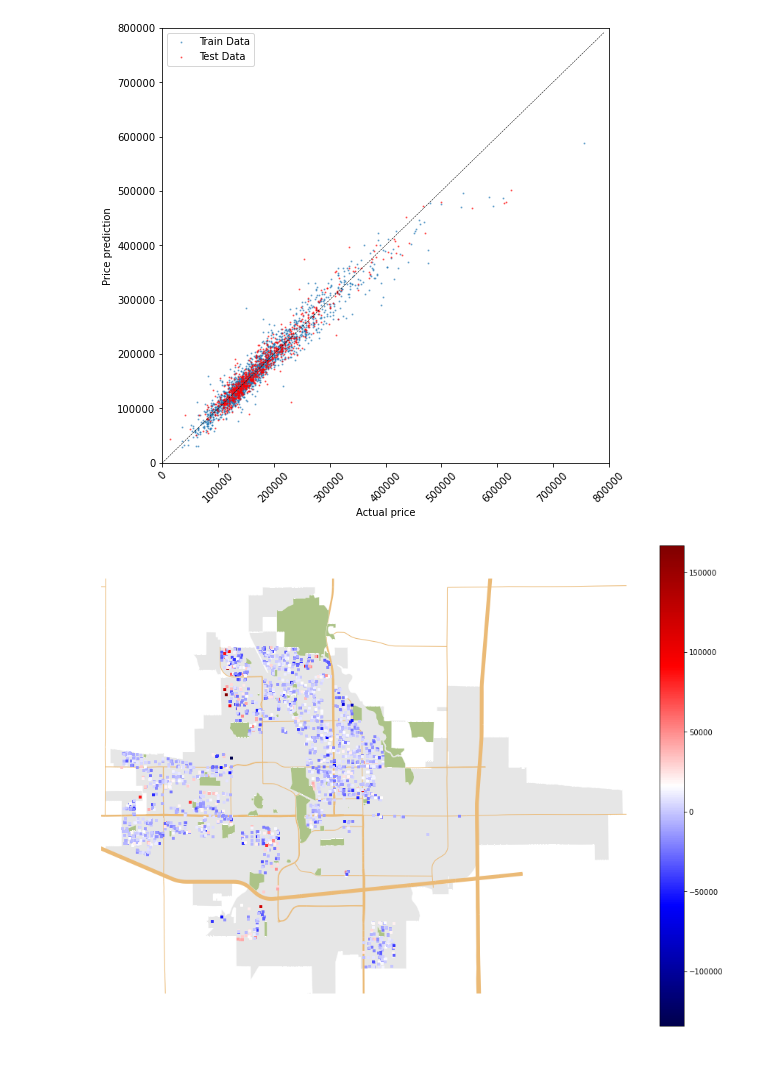
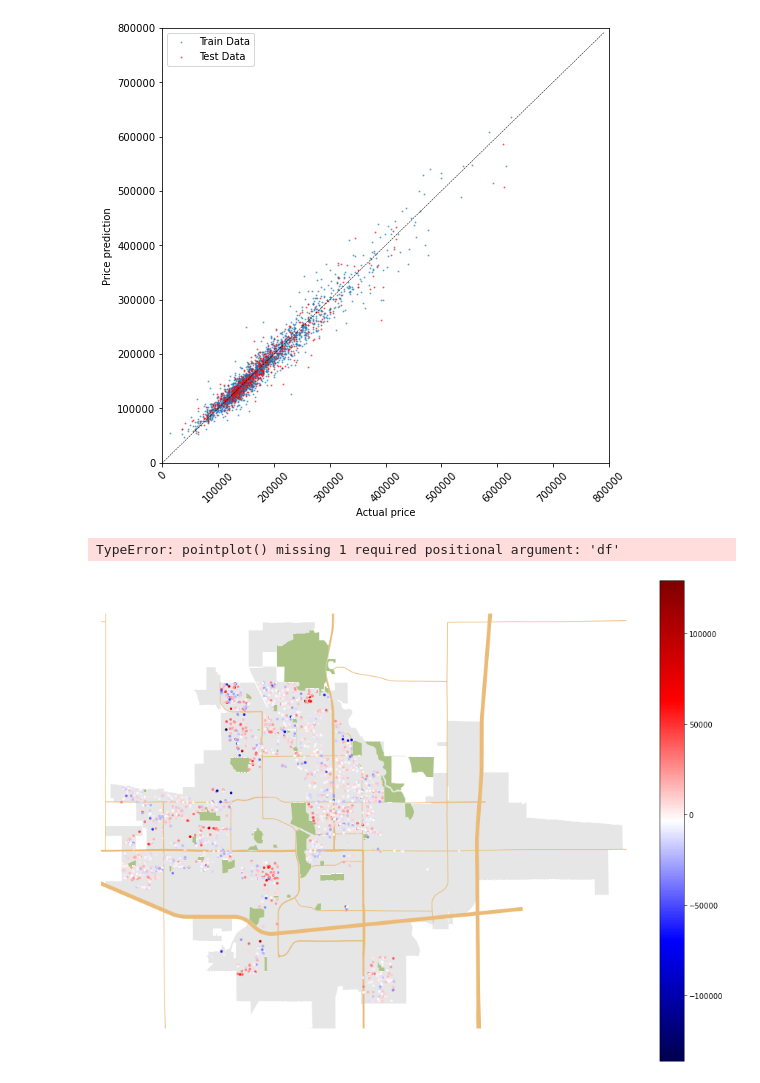
Before and after one commit to AlexGalczak/ML-Ames, a Jupyter notebook: CL/MachineLeaningProj_CL - Copy.ipynb, the cells around one changed output. Cells and saved outputs as stored; diff of their text form; code cells hidden in the pictures.

```diff
--- a/CL/MachineLeaningProj_CL - Copy.ipynb
+++ b/CL/MachineLeaningProj_CL - Copy.ipynb
@@ -25,10 +40,10 @@ scaler = StandardScaler()
 # %%
-clean_data = pd.read_csv('data/Ames_HousePrice_cleaned.csv')
-address_data = pd.read_csv('data/Ames_HousePrice_Address.csv')
-
+# Geographic feature engineering
 clean_data = clean_data.merge(address_data[['PID', 'Longitude', 'Latitude']], on = 'PID')
 clean_data = clean_data[~clean_data['Longitude'].isna()].copy()
 clean_data = clean_data[clean_data['PID']!=908154205]
+# clean_data[~clean_data.MSZoning.isin(list(['A', 'C', 'FV', 'I']))]
+
 clean_data_cluster = clean_data[['Longitude', 'Latitude']]
 
 mainlocs = {"LincolnGrand" : (42.0228613,-93.6202381),
@@ -41,6 +56,12 @@ mainlocs = {"LincolnGrand" : (42.0228613,-93.6202381),
             "IC3069" : (42.0049608,-93.609927)}
 
 for kw, val in mainlocs.items():
-    clean_data['dist_%s' %kw] = clean_data.apply(lambda x: distance.distance((x.loc['Latitude'],x.loc['Longitude']), val).miles, axis = 1)
-    clean_data['gaudist_%s' %kw] = clean_data.apply(lambda x: np.exp(-x['dist_%s' %kw]**2), axis = 1)
-    # clean_data['gaudist2_%s' %kw] = clean_data.apply(lambda x: np.exp(-x['dist_%s' %kw]**4), axis = 1)
+    dist = clean_data.apply(lambda x: distance.distance((x.loc['Latitude'],x.loc['Longitude']), val).miles, axis = 1)
+    clean_data['gaudist_%s' %kw] = np.exp(-(dist/1.5)**2)
+
+clean_data = clean_data[~clean_data['Longitude'].isna()]
+# scaled_features = scaler.fit_transform(clean_data_cluster)
+# kmeans = KMeans(init="random", n_clusters=10, n_init=10, max_iter=300, random_state=42)
+# kmeans.fit(scaled_features)
+# clean_data['cluster'] = kmeans.labels_
+# clean_data.to_csv('x_new.csv',index=False)
@@ -53 +68,6 @@ for kw, val in mainlocs.items():
+# %%
+cl_y = clean_data['SalePrice']
+cl_x = clean_data.drop(['PID','SalePrice','LandContour','LotShape','MSSubClass', 'PavedDrive',\
+         'GarageType','CentralAir','Electrical','MoSold', 'YrSold','Neighborhood','Longitude', 'Latitude'], axis = 1)
+# cl_x['QSF'] = clean_data['OverallQual']*clean_data['GrLivArea']
 # %%
@@ -131,8 +135,8 @@ def abline(slope, intercept, ax):
     ax.plot(x_vals, y_vals, 'k--', linewidth=0.5)
 
 fig, ax = plt.subplots(figsize=(8,8))
-ax.scatter(y_train,model.predict(X_train), alpha = 0.5, s = 1, label='Train Data')
-ax.scatter(y_test,model.predict(X_test), alpha = 0.5, s = 1, color = 'red', label='Test Data')
+ax.scatter(y_train, np.exp(model.predict(X_train)), alpha = 0.5, s = 1, label='Train Data')
+ax.scatter(y_test, np.exp(model.predict(X_test)), alpha = 0.5, s = 1, color = 'red', label='Test Data')
 abline(1,0,ax)
 plt.xlim([0, 800000])
 plt.ylim([0, 800000])
@@ -145,39 +149,31 @@ plt.show()
 
 fig.savefig("predictresult.svg")
 # %% [output]
-[figure, old version]
+[figure, new version]
 # %%
-housing = clean_data
-city = gpd.read_file("data/city.geojson")
-roads = gpd.read_file("data/roads.geojson")
-park = gpd.read_file("data/park.geojson")
 houses = housing.apply(
     lambda srs: Point(float(srs['Longitude']), float(srs['Latitude'])),
     axis='columns'
 )
-roads_df = roads[['highway','geometry']]
-roads_motor = roads_df[roads_df['highway']=='motorway']
-roads_primary = roads_df[roads_df['highway']=='primary']
-roads_secondary = roads_df[roads_df['highway']=='secondary']
-# roads_tertiary = roads_df[roads_df['highway']=='tertiary']
-# roads_residential = roads_df[roads_df['highway']=='residential']
 housing['pps'] = housing['SalePrice']/housing['GrLivArea']
 houses_geocode = gpd.GeoDataFrame(housing, geometry=houses)
 
 ax = geoplot.polyplot(city, projection=gcrs.AlbersEqualArea(), edgecolor='white', facecolor='#e6e6e6', linewidth=.3, figsize=(16, 12))
 geoplot.polyplot(roads_motor, edgecolor='#ebba76', linewidth=4, ax = ax)
 geoplot.polyplot(roads_primary, edgecolor='#ebba76', linewidth=2.5, ax = ax)
 geoplot.polyplot(roads_secondary, edgecolor='#ebba76', linewidth=1, ax = ax)
 # geoplot.polyplot(roads_tertiary, edgecolor='white', linewidth=1, ax = ax)
 # geoplot.polyplot(roads_residential, edgecolor='white', linewidth=0.25, ax = ax)
-geoplot.pointplot(houses_geocode, hue='residual',cmap = 'seismic',\
-     marker = 's', s = 3, alpha = 1, legend=True, ax=ax)
-# geoplot.pointplot(houses_geocode, hue='sigdist_Grand24',cmap = 'cool', marker = '.', s = 5, legend=True, ax=ax)
+geoplot.pointplot(houses_geocode, hue='residual',cmap = 'seismic', marker = '.', s = 5, alpha = 1, legend=True, ax=ax)
+# geoplot.pointplot(houses_geocode, hue='gaudist_Grand24',cmap = 'cool', marker = '.', s = 5, legend=True, ax=ax)
+# geoplot.pointplot(houses_geocode, hue='MSSubClass',cmap = 'jet', marker = '.', s = 5, legend=True, ax=ax)
+
 geoplot.polyplot(park, projection=gcrs.AlbersEqualArea(), edgecolor='white', facecolor='#acc388', linewidth=.3, ax=ax, extent=( -93.70,41.98, -93.52, 42.08))
-
-plt.savefig("residual.svg")
+geoplot.pointplot()
+# plt.savefig("residual.svg")
 # %% [output]
+TypeError: pointplot() missing 1 required positional argument: 'df'
-[figure, old version]
+[figure, new version]
 # %%
 from scipy.optimize import curve_fit
 from mpl_toolkits.mplot3d import Axes3D
```
Also changed, not shown: parts of 11 cells of this notebook, 2 other files.
